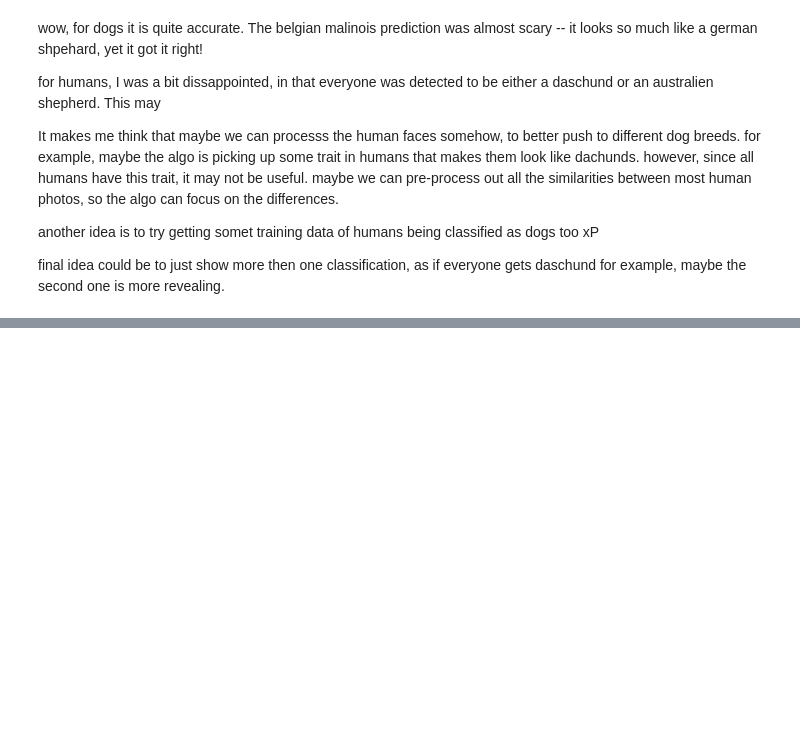
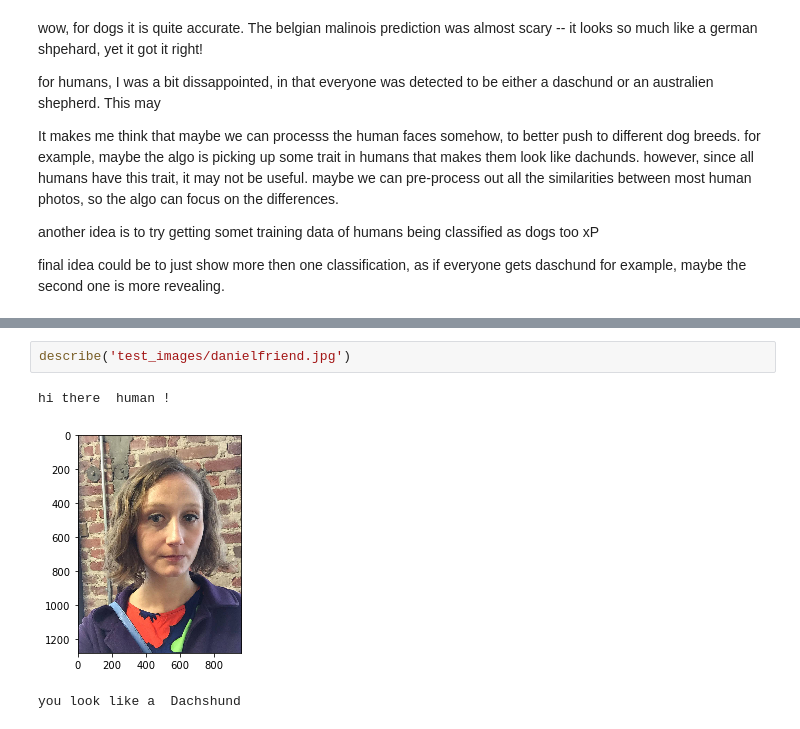
Before and after one commit to stopachka/dog-project, a Jupyter notebook: dog_app.ipynb, the cells around one changed output, grey strips where cells are left out. Drawn from its saved outputs; the diff is of its cells as text; blank space fills up the shorter version.

```diff
--- a/dog_app.ipynb
+++ b/dog_app.ipynb
@@ -808,0 +819,6 @@ describe('test_images/giff.jpg')
+# %%
+describe('test_images/danielfriend.jpg')
+# %% [output]
+hi there  human !
+[figure, added]
+you look like a  Dachshund
```
Also changed, not shown: parts of 4 cells of this notebook, 4 other files.
